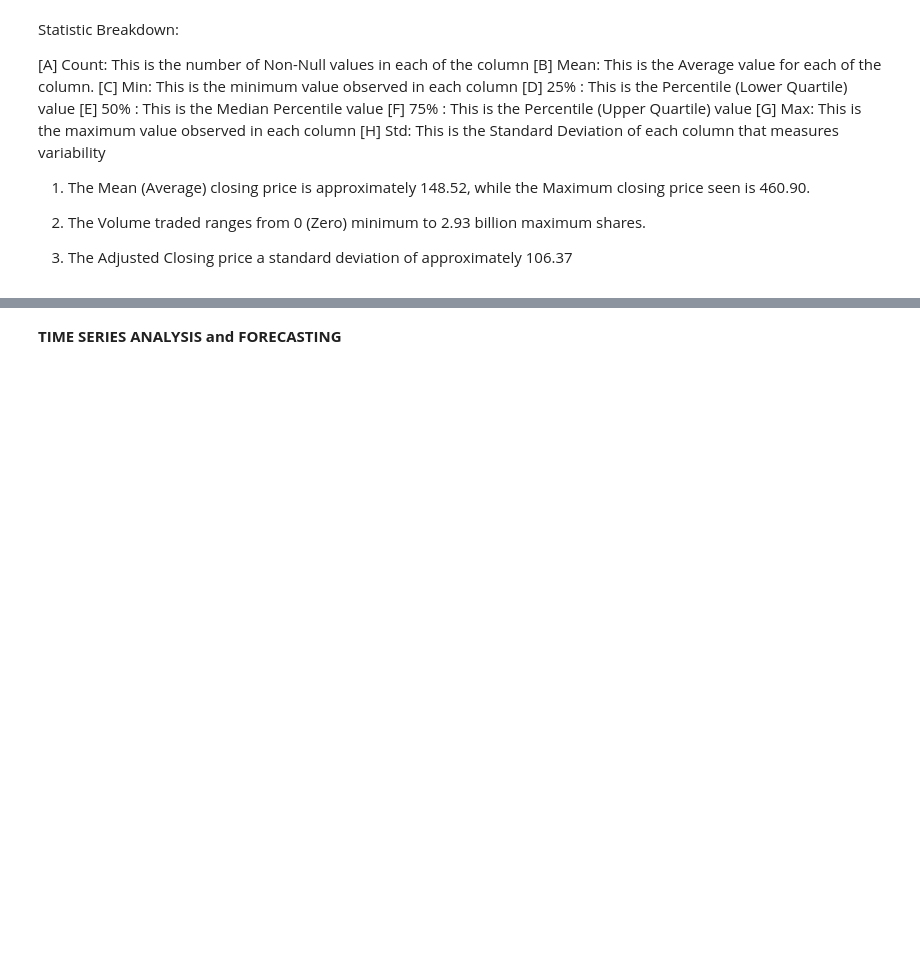
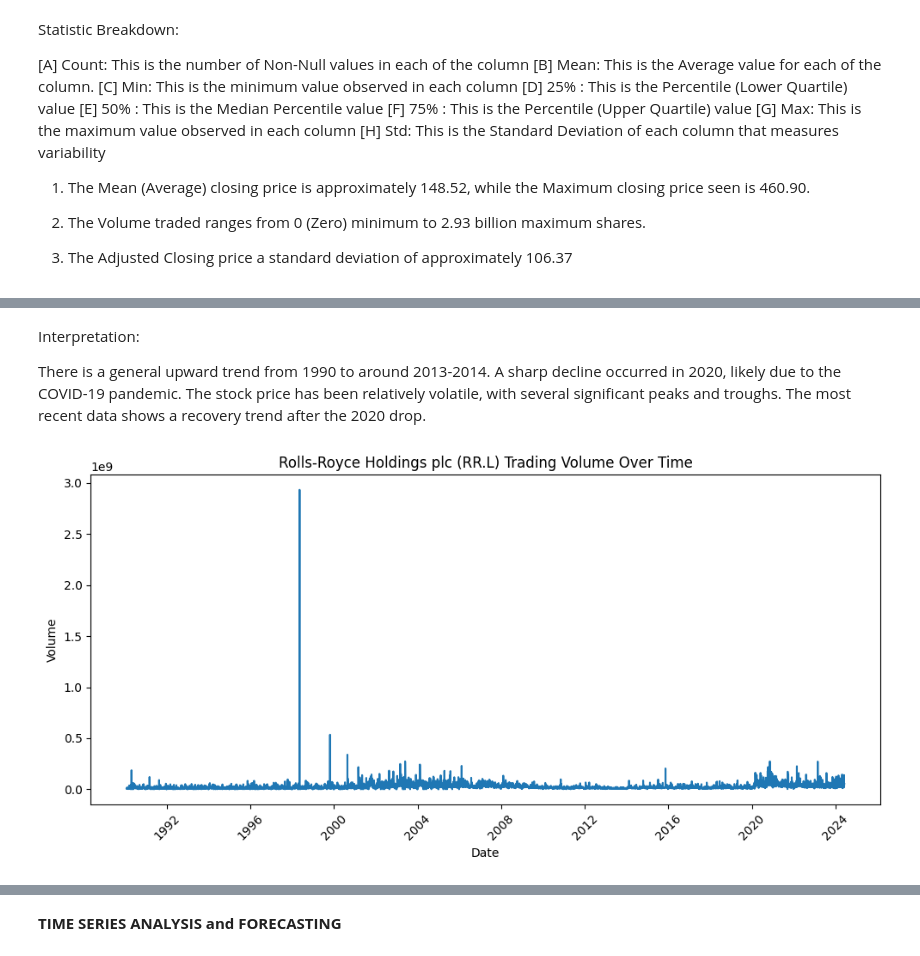
Before and after one commit to Ajah-Stephen/MSCPROJECT, a Jupyter notebook: MSCPROJECT.ipynb, the cells around one changed output, grey strips where cells are left out. Drawn from its saved outputs; the diff is of its cells as text; code cells hidden in the pictures; blank space fills up the shorter version.

```diff
--- a/MSCPROJECT.ipynb
+++ b/MSCPROJECT.ipynb
@@ -305,0 +144,16 @@ for lag in range(1, 8):  # Created lagged features for 1 to 7 days
+# %% [markdown]
+Interpretation:
+
+There is a general upward trend from 1990 to around 2013-2014. A sharp decline occurred in 2020, likely due to the COVID-19 pandemic. The stock price has been relatively volatile, with several significant peaks and troughs. The most recent data shows a recovery trend after the 2020 drop.
+# %%
+# Analyzing volume of stocks traded over time
+plt.figure(figsize=(10, 5))
+plt.plot(rolls['Date'], rolls['Volume'])
+plt.title('Rolls-Royce Holdings plc (RR.L) Trading Volume Over Time')
+plt.xlabel('Date')
+plt.ylabel('Volume')
+plt.xticks(rotation=45)
+plt.tight_layout()
+plt.show()
+# %% [output]
+[figure, added]
```
Also changed, not shown: parts of 57 cells of this notebook.
